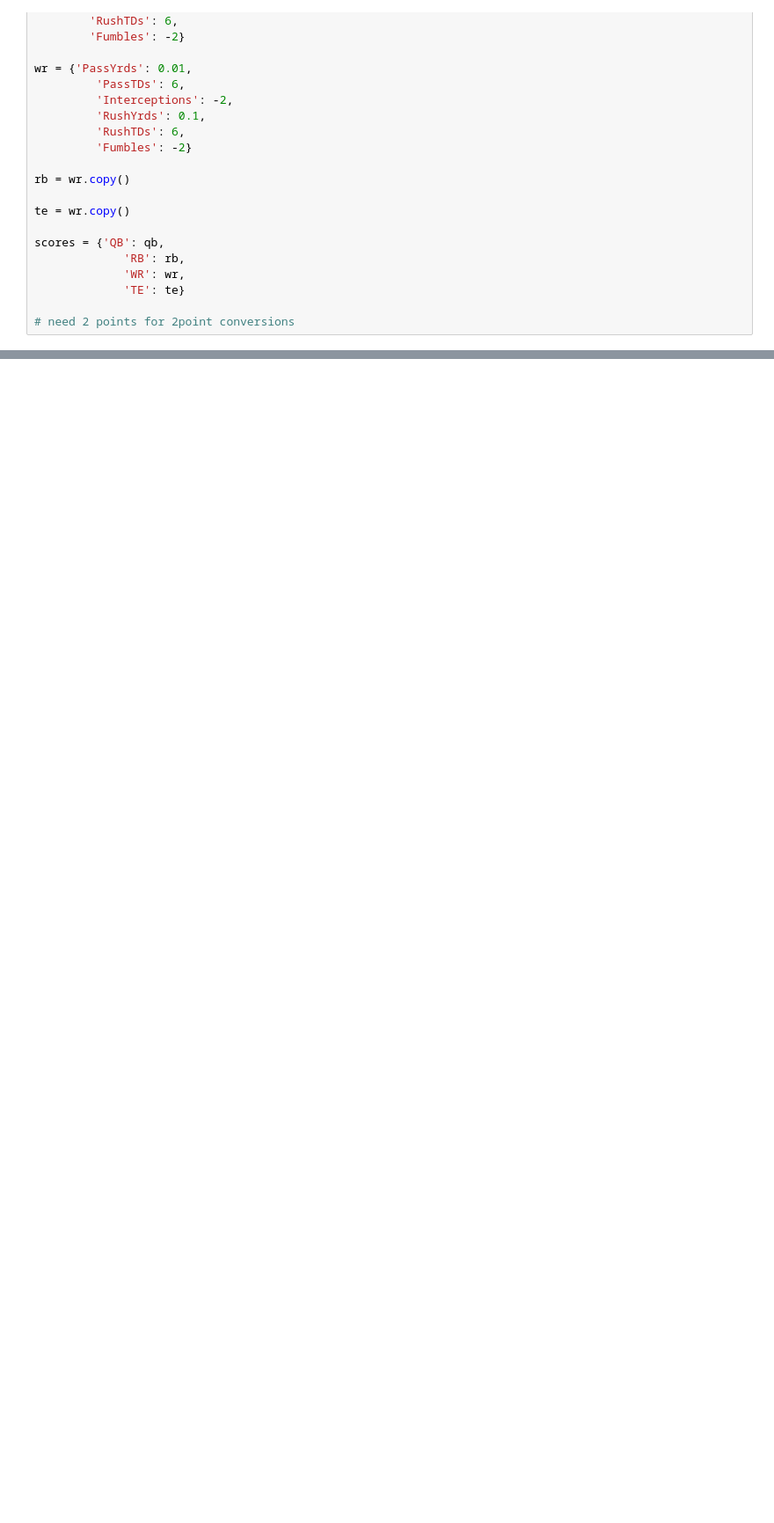
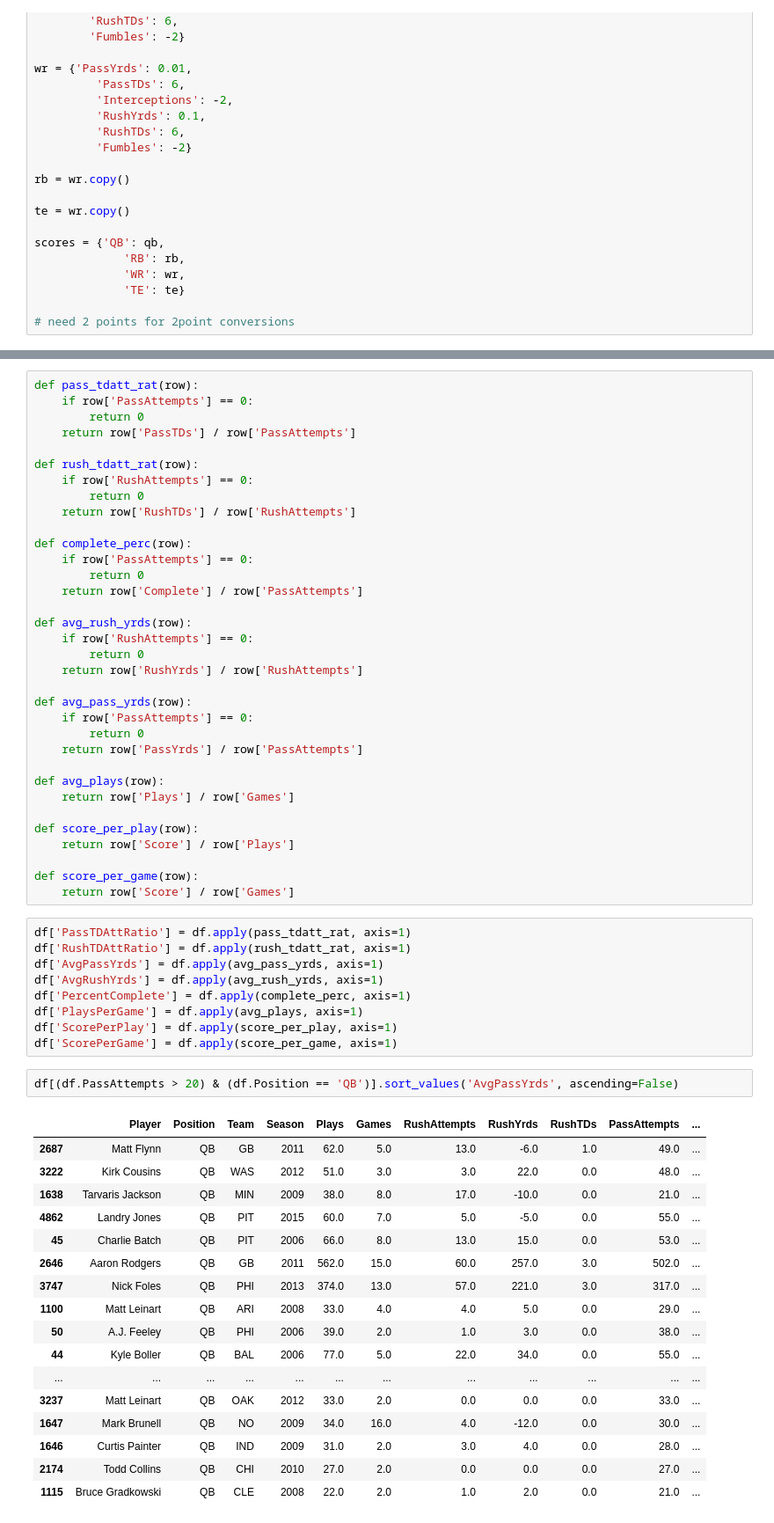
Before and after one commit to ktanemura/Gridiron-Guru, a Jupyter notebook: PlayerRanking/Fantasy Ranking.ipynb, the cells around one changed output, grey strips where cells are left out. Shown at 88% size. Drawn from its saved outputs; the diff is of its cells as text; blank space fills up the shorter version.

Commit message:
more player ranking

```diff
--- a/PlayerRanking/Fantasy Ranking.ipynb
+++ b/PlayerRanking/Fantasy Ranking.ipynb
@@ -50,0 +196,63 @@ TypeError: ('score_row() takes 2 positional arguments but 5 were given', 'occurr
+# %%
+def pass_tdatt_rat(row):
+    if row['PassAttempts'] == 0:
+        return 0
+    return row['PassTDs'] / row['PassAttempts']
+
+def rush_tdatt_rat(row):
+    if row['RushAttempts'] == 0:
+        return 0
+    return row['RushTDs'] / row['RushAttempts']
+
+def complete_perc(row):
+    if row['PassAttempts'] == 0:
+        return 0
+    return row['Complete'] / row['PassAttempts']
+
+def avg_rush_yrds(row):
+    if row['RushAttempts'] == 0:
+        return 0
+    return row['RushYrds'] / row['RushAttempts']
+
+def avg_pass_yrds(row):
+    if row['PassAttempts'] == 0:
+        return 0
+    return row['PassYrds'] / row['PassAttempts']
+
+def avg_plays(row):
+    return row['Plays'] / row['Games']
+
+def score_per_play(row):
+    return row['Score'] / row['Plays']
+
+def score_per_game(row):
+    return row['Score'] / row['Games']
+# %%
+df['PassTDAttRatio'] = df.apply(pass_tdatt_rat, axis=1)
+df['RushTDAttRatio'] = df.apply(rush_tdatt_rat, axis=1)
+df['AvgPassYrds'] = df.apply(avg_pass_yrds, axis=1)
+df['AvgRushYrds'] = df.apply(avg_rush_yrds, axis=1)
+df['PercentComplete'] = df.apply(complete_perc, axis=1)
+df['PlaysPerGame'] = df.apply(avg_plays, axis=1)
+df['ScorePerPlay'] = df.apply(score_per_play, axis=1)
+df['ScorePerGame'] = df.apply(score_per_game, axis=1)
+# %%
+df[(df.PassAttempts > 20) & (df.Position == 'QB')].sort_values('AvgPassYrds', ascending=False)
+# %% [output]
+|  | Player | Position | Team | Season | Plays | Games | RushAttempts | RushYrds | RushTDs | PassAttempts | ... |
+| 2687 | Matt Flynn | QB | GB | 2011 | 62.0 | 5.0 | 13.0 | -6.0 | 1.0 | 49.0 | ... |
+| 3222 | Kirk Cousins | QB | WAS | 2012 | 51.0 | 3.0 | 3.0 | 22.0 | 0.0 | 48.0 | ... |
+| 1638 | Tarvaris Jackson | QB | MIN | 2009 | 38.0 | 8.0 | 17.0 | -10.0 | 0.0 | 21.0 | ... |
+| 4862 | Landry Jones | QB | PIT | 2015 | 60.0 | 7.0 | 5.0 | -5.0 | 0.0 | 55.0 | ... |
+| 45 | Charlie Batch | QB | PIT | 2006 | 66.0 | 8.0 | 13.0 | 15.0 | 0.0 | 53.0 | ... |
+| 2646 | Aaron Rodgers | QB | GB | 2011 | 562.0 | 15.0 | 60.0 | 257.0 | 3.0 | 502.0 | ... |
+| 3747 | Nick Foles | QB | PHI | 2013 | 374.0 | 13.0 | 57.0 | 221.0 | 3.0 | 317.0 | ... |
+| 1100 | Matt Leinart | QB | ARI | 2008 | 33.0 | 4.0 | 4.0 | 5.0 | 0.0 | 29.0 | ... |
+| 50 | A.J. Feeley | QB | PHI | 2006 | 39.0 | 2.0 | 1.0 | 3.0 | 0.0 | 38.0 | ... |
+| 44 | Kyle Boller | QB | BAL | 2006 | 77.0 | 5.0 | 22.0 | 34.0 | 0.0 | 55.0 | ... |
+| ... | ... | ... | ... | ... | ... | ... | ... | ... | ... | ... | ... |
+| 3237 | Matt Leinart | QB | OAK | 2012 | 33.0 | 2.0 | 0.0 | 0.0 | 0.0 | 33.0 | ... |
+| 1647 | Mark Brunell | QB | NO | 2009 | 34.0 | 16.0 | 4.0 | -12.0 | 0.0 | 30.0 | ... |
+| 1646 | Curtis Painter | QB | IND | 2009 | 31.0 | 2.0 | 3.0 | 4.0 | 0.0 | 28.0 | ... |
+| 2174 | Todd Collins | QB | CHI | 2010 | 27.0 | 2.0 | 0.0 | 0.0 | 0.0 | 27.0 | ... |
+| 1115 | Bruce Gradkowski | QB | CLE | 2008 | 22.0 | 2.0 | 1.0 | 2.0 | 0.0 | 21.0 | ... |
```
Also changed, not shown: parts of 22 cells of this notebook, 1 other file.
